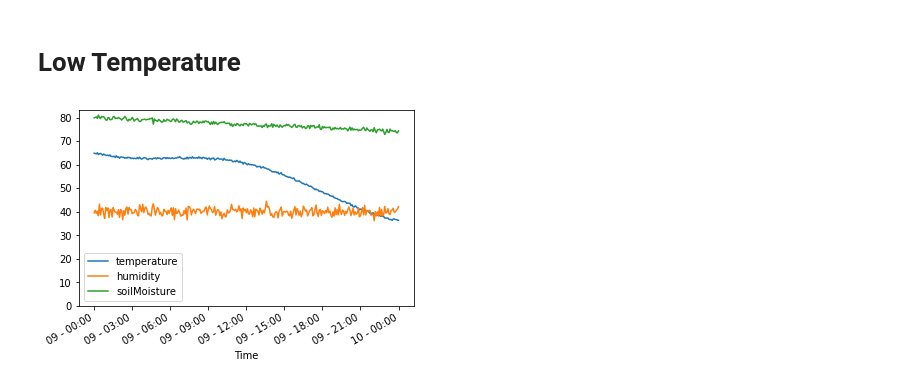
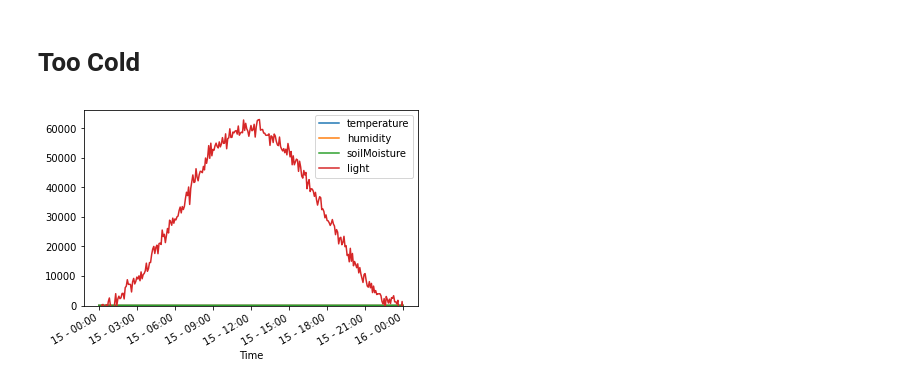
Before and after one commit to Flourish-IoT/Flourish-API, a Jupyter notebook: scripts/simulation/generate_data.ipynb, the cells around one changed output. Cells and saved outputs as stored; diff of their text form; code cells hidden in the pictures.

```diff
--- a/scripts/simulation/generate_data.ipynb
+++ b/scripts/simulation/generate_data.ipynb
@@ -28,19 +88,19 @@ def apply_noise(data: np.ndarray, mean: float, scale: float):
-# %% [markdown]
-# Low Temperature
+# %% [markdown]
+# Too Cold
 # %%
 today = datetime.today()
 today_no_time = datetime(today.year, today.month, today.day, microsecond=1)
 df = generate_frame(today_no_time - timedelta(days=1), today_no_time)
-df['temperature'] = apply_noise(apply_sin(generate_line(-0.1, 70, len(df)), 1, 5, len(df), -np.pi/2), 0, 0.25)
-df['humidity'] = apply_noise(generate_line(0, 40, len(df)), 0, 1.5)
-df['soilMoisture'] = apply_noise(generate_line(-0.02, 80, len(df)), 0, 0.5)
-df['light'] = apply_noise(apply_sin(generate_line(0, 60_000, len(df)), 1, 60_000, len(df), -np.pi/2), 0, 1500).astype(int)
+df['temperature'] = Line(len(df), 0, 60).add_sin(1, 10, -np.pi/2).add_noise(0, 0.25).y_axis
+df['humidity'] = default_humidity(len(df))
+df['soilMoisture'] = default_soil_moisture(len(df))
+df['light'] = default_light(len(df))
 
 ax = df.plot()
 date_formatter = matplotlib.dates.DateFormatter('%d - %H:%M')
 ax.xaxis.set_major_formatter(date_formatter)
 ax.set_ylim(ymin=0)
 ax.set_xlabel('Time')
-df.to_csv('low_temperature.csv',)
+df.to_csv('too_cold.csv',)
 # %% [output]
-[figure, old version]
+[figure, new version]
```
Also changed, not shown: parts of 6 cells of this notebook.
